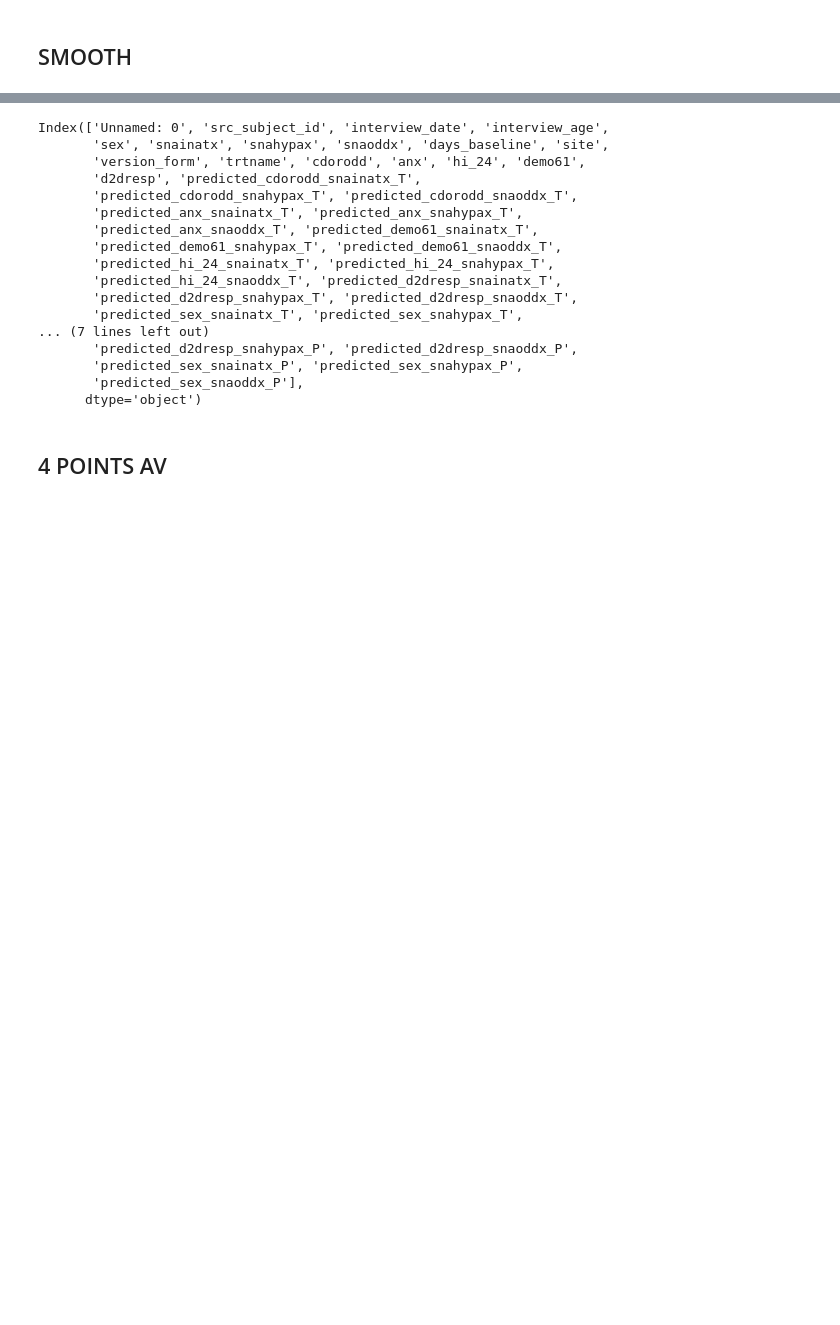
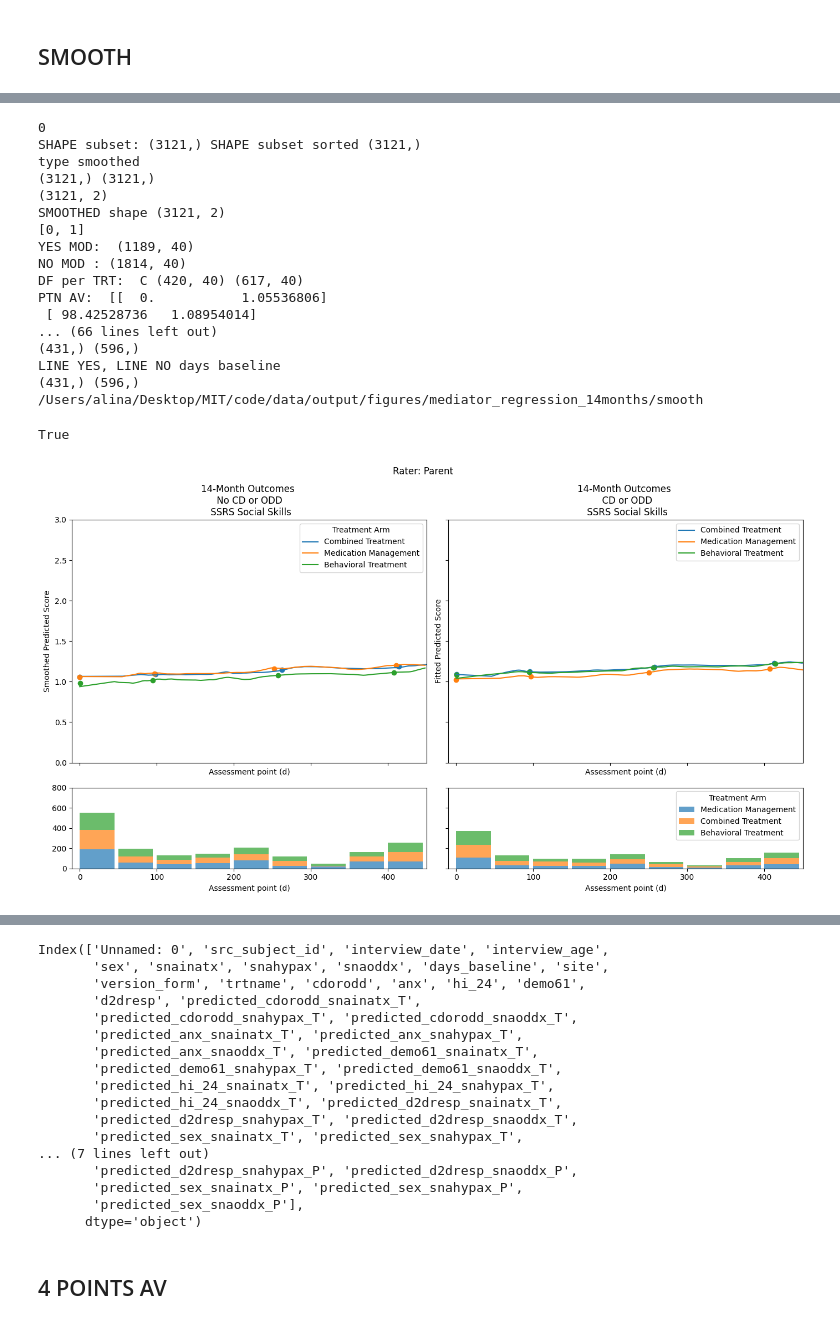
Before and after one commit to ALINA991/ADHD_fMRI, a Jupyter notebook: MTA/mta_mediators_2.ipynb, the cells around one changed output, grey strips where cells are left out. Drawn from its saved outputs; the diff is of its cells as text; code cells hidden in the pictures; blank space fills up the shorter version.

Commit message:
mediators analysis plots done, f-tests in progress

```diff
--- a/MTA/mta_mediators_2.ipynb
+++ b/MTA/mta_mediators_2.ipynb
@@ -113,7 +110,7 @@ med_values
  'd2dresp': [1, 2, 3, 4, 5, 6],
  'sex': ['M', 'F']}
 # %%
-gen_interact_formula = ' days_baseline + C(site) + C(trtname)' #
+gen_interact_formula = ' days_baseline + C(site) +C(trtname, Treatment(reference=None))' #
 # %%
 #include mediators and moderator as main effect and in interaction
 gen_med_formulas = [ gen_interact_formula +' * '+  str(med) for med in med_mod_list]
@@ -276,0 +307,7 @@ results = {'snap': results_s['snap'], 'ssrs' : results_s['ssrs'], 'masc': result
+# %%
+hyps_trtnames_list = [ "C(trtname, Treatment(reference=None))[T.P]", "C(trtname, Treatment(reference=None))[T.M]"]
+sex_hyp = ['C(trtname, Treatment(reference=None))[T.P]:sex[T.M] = 0' , 'C(trtname, Treatment(reference=None))[T.M]:sex[T.M] = 0']
+hyps = [[(hyps_trtname + ":" + mediator + " = 0") for hyps_trtname in hyps_trtnames_list] for mediator in med_mod_list[:-1]]
+hyps.append(sex_hyp)
+hyps_dict = dict(zip(med_mod_list, hyps))
+hyps_dict
@@ -460,9 +509,13 @@ def get_timepoints_range(timepoints, delta):
 
 def extract_line_plot(df, pred_col_name, type_plot, pnt_av = None,  window = None):
 
+    timepoints_range = get_timepoints_range(timepoints, delta)
+    ptn_av = get_point_av(df,pred_col_name, timepoints_range )
+
     subset = df.dropna(subset=pred_col_name)
     subset_sorted = subset.sort_values('days_baseline')
-    print(subset_sorted.shape)
+    print(subset_sorted[pred_col_name].isna().sum())
+    print("SHAPE subset:", subset[pred_col_name].dropna().shape, "SHAPE subset sorted", subset_sorted[pred_col_name].dropna().shape, )
     #lowess smoothing function
     if type_plot == "smooth":
         print('type smoothed')
@@ -481,7 +534,7 @@ def extract_line_plot(df, pred_col_name, type_plot, pnt_av = None,  window = Non
         smoothed_df = get_rolling_av(subset_sorted, pred_col_name, window)
 
 
-    elif type_plot == 'ploy_fit':
+    elif type_plot == 'poly_fit':
         print('type four point polynomial fit')
         # polynomial fit to average datapoints
 
@@ -505,9 +558,14 @@ def extract_line_plot(df, pred_col_name, type_plot, pnt_av = None,  window = Non
 
             except np.linalg.LinAlgError:
                 print("Polynomial fit for 'no' failed due to singular matrix")
+                return
+
 
         else:
             print("Not enough points for polynomial fit in treatment group:")
+            return
     else:
         print("Plot type not recognized.")
+        return
+    print("SMOOTHED shape", smoothed_df.shape)
     return smoothed_df
@@ -636,11 +783,15 @@ def plot_RR_results(data, var_mod, var_out, med_values, type_plot, window, timep
 # %%
-var_mod = 'anx'
-var_out = 'snahypax'
-pred_col_name = 'predicted_demo61_snaoddx_P'
-data = data_dict['snap']
-rater = raters[0]
+data = data_dict["ssrs"]
+var_mod = 'cdorodd'
+var_out = 'ssptossx'
+plot = True
+pred_col_name = 'predicted_cdorodd_ssptossx_T'
+rater = "Parent"
 window  = 50
 ylim = [0,3]
 xlim = [-10,450]
-type_plot = 'mov_av'
+type_plot = 'smooth'
+# options type plot : ploy_fit, mov_av, smooth
+
+
 pnt_av = get_point_av(data, pred_col_name, timepoints_range)
@@ -668,0 +811,23 @@ raters
+# %%
+test = extract_line_plot(data, pred_col_name, type_plot=type_plot, pnt_av=pnt_av, window=window )
+plot_RR_results(data, var_mod, var_out, med_values, type_plot=type_plot, window= window, timepoints_range=timepoints_range, trt_dict=trt_dict, rater=rater, xlim=xlim, ylim=ylim, show = plot, save_path=save_path)
+# %% [output]
+0
+SHAPE subset: (3121,) SHAPE subset sorted (3121,)
+type smoothed
+(3121,) (3121,)
+(3121, 2)
+SMOOTHED shape (3121, 2)
+[0, 1]
+YES MOD:  (1189, 40)
+NO MOD : (1814, 40)
+DF per TRT:  C (420, 40) (617, 40)
+PTN AV:  [[  0.           1.05536806]
+ [ 98.42528736   1.08954014]
+... (66 lines left out)
+(431,) (596,)
+LINE YES, LINE NO days baseline
+(431,) (596,)
+/Users/alina/Desktop/MIT/code/data/output/figures/mediator_regression_14months/smooth
+True
+[figure, added]
```
Also changed, not shown: parts of 33 cells of this notebook, 5 other files.
